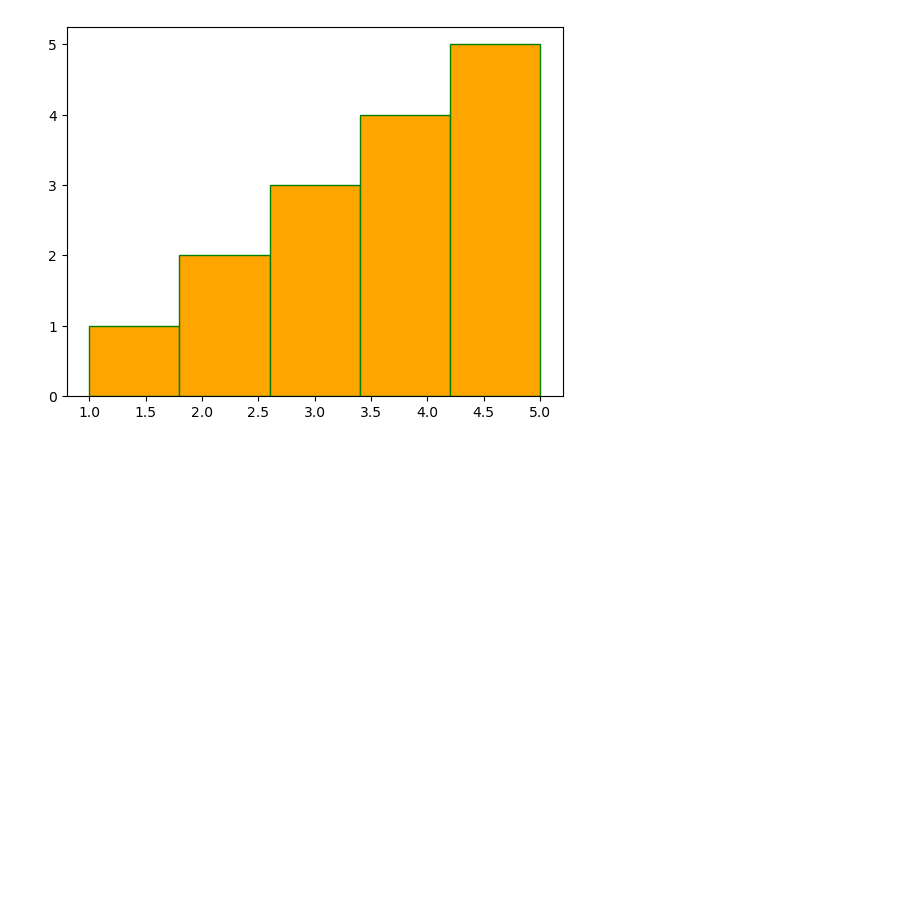
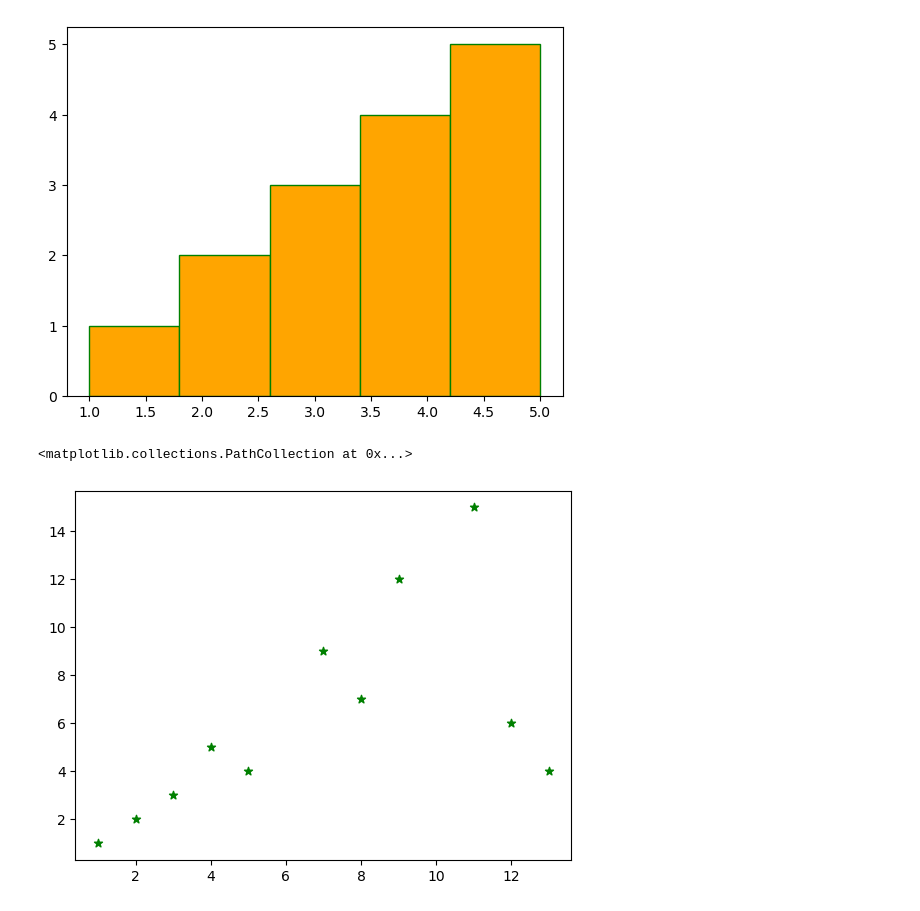
Before and after one commit to anshika-codes-AI/Complete-ML, a Jupyter notebook: 8-Data Analysis with Python/matplotlib.ipynb, the cells around one changed output. Drawn from its saved outputs; the diff is of its cells as text; code cells hidden in the pictures; blank space fills up the shorter version.

Commit message:
Scatter plot

```diff
--- a/8-Data Analysis with Python/matplotlib.ipynb
+++ b/8-Data Analysis with Python/matplotlib.ipynb
@@ -73,3 +73,14 @@ plt.hist(data,bins=5,color = 'orange',edgecolor = 'green')
  array([1. , 1.8, 2.6, 3.4, 4.2, 5. ]),
  <BarContainer object of 5 artists>)
 [figure]
+# %%
+### Create a scatter plot
+## Sample Data
+
+x= [1,2,3,4,5,7,8,9,13,12,11]
+y= [1,2,3,5,4,9,7,12,4,6,15]
+
+plt.scatter(x,y,color = 'green',marker = '*')
+# %% [output]
+<matplotlib.collections.PathCollection at 0x...>
+[figure, added]
```
